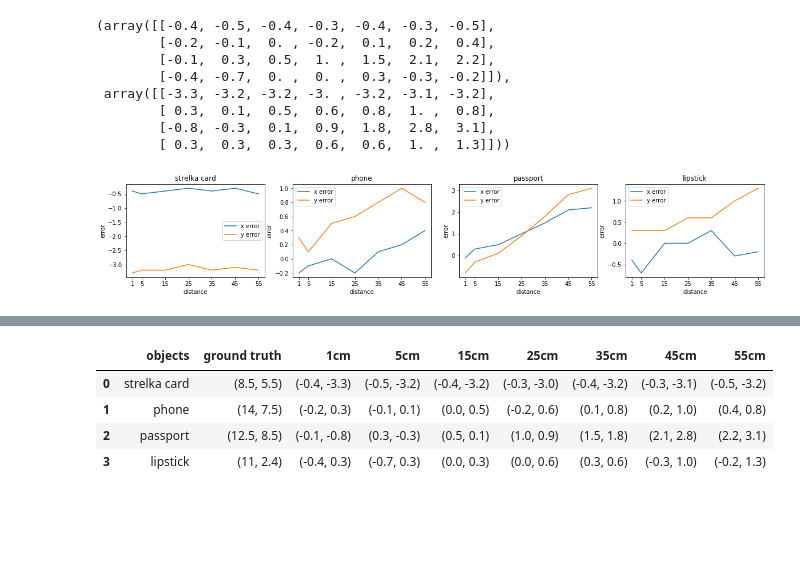
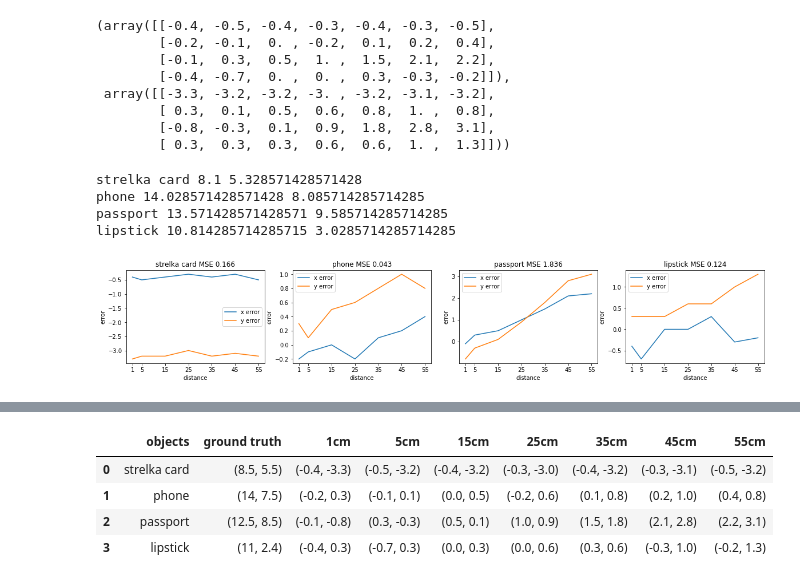
Before and after one commit to Anton-31-96/object-linear-size, a Jupyter notebook: project.ipynb, the cells around one changed output, grey strips where cells are left out. Cells and saved outputs as stored; diff of their text form; code cells hidden in the pictures; blank space fills up the shorter version.

```diff
--- a/project.ipynb
+++ b/project.ipynb
@@ -223,12 +223,17 @@ results_x, results_y
 # %%
 f, ax = plt.subplots(nrows = 1, ncols = 4, figsize = (20, 3))
 for i in range(4):
-    ax[i].set_title(objects[i])
+    ax[i].set_title(objects[i] + ' MSE ' + str(round(np.mean(results_x[i]**2), 3)))
     ax[i].plot([1, 5, 15, 25, 35, 45, 55], results_x[i], label = 'x error')
+    print(objects[i] + ' ' + str(np.mean(results_x[i] + gt_x[i])) + ' ' + str(np.mean(results_y[i] + gt_y[i])))
     ax[i].plot([1, 5, 15, 25, 35, 45, 55], results_y[i], label = 'y error')
     ax[i].set_ylabel('error')
     ax[i].set_xticks([1, 5, 15, 25, 35, 45, 55])
     ax[i].set_xlabel('distance')
     ax[i].legend()
 # %% [output]
+strelka card 8.1 5.328571428571428
+phone 14.028571428571428 8.085714285714285
+passport 13.571428571428571 9.585714285714285
+lipstick 10.814285714285715 3.0285714285714285
-[figure, old version]
+[figure, new version]
```
Also changed, not shown: parts of 5 cells of this notebook, 1 other file.
